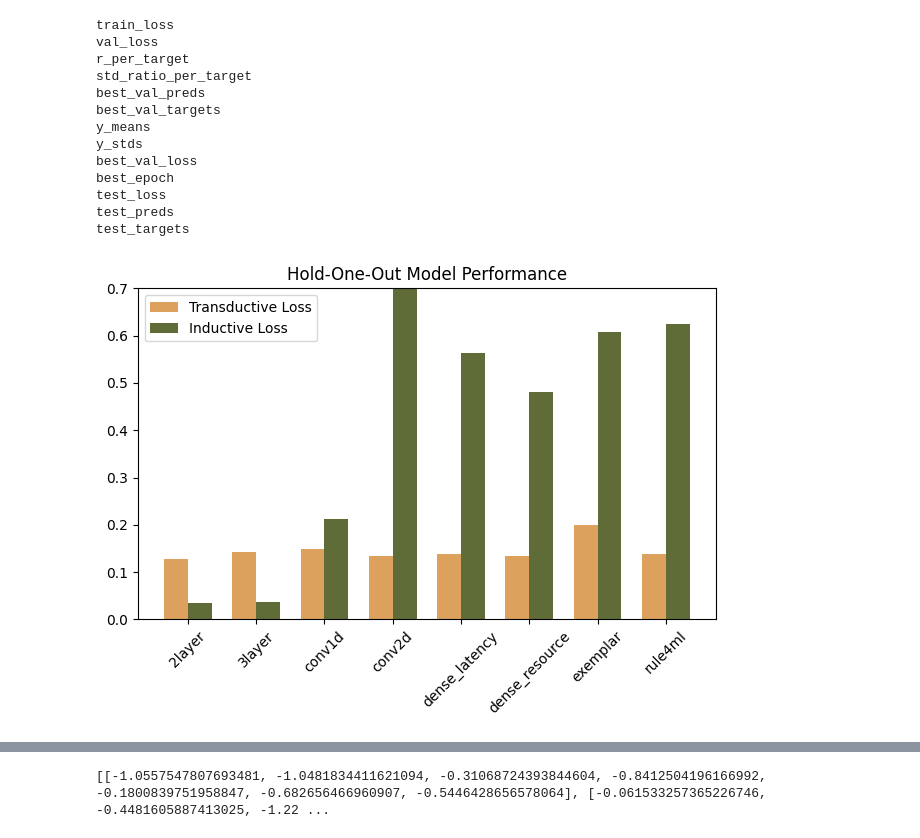
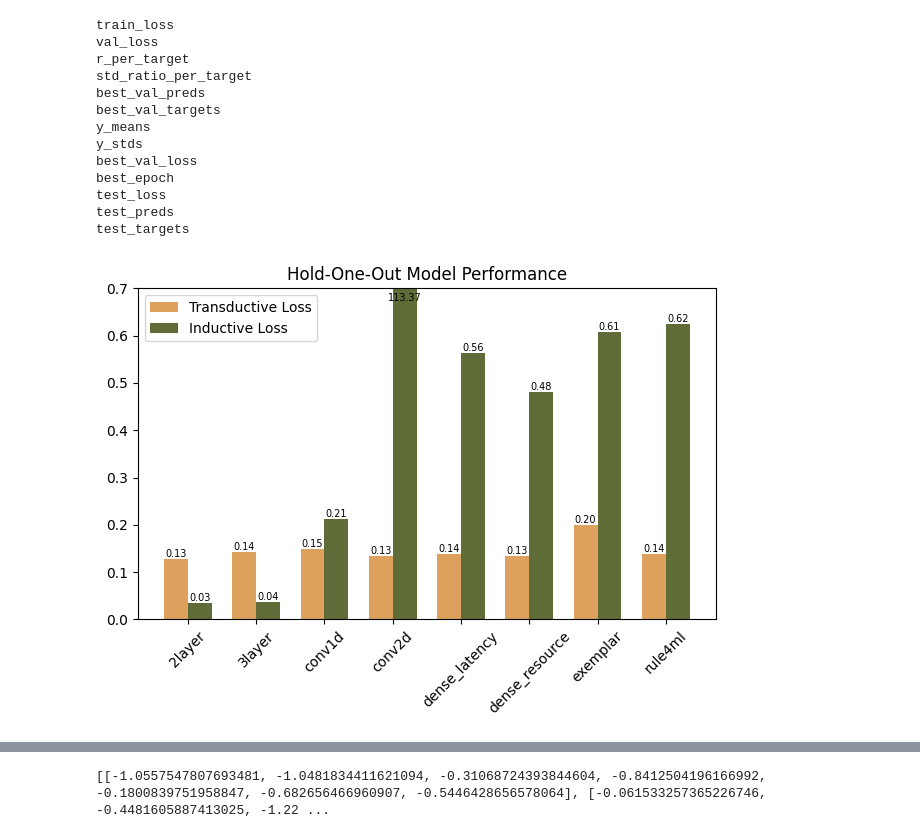
Before and after one commit to brios-polimi/ll-hls4ml, a Jupyter notebook: notebooks/05_trans_vs_ind_compare.ipynb, the cells around one changed output, grey strips where cells are left out. Saved outputs shown, nothing was run; the diff lists cells and outputs as text; code cells hidden in the pictures.

```diff
--- a/notebooks/05_trans_vs_ind_compare.ipynb
+++ b/notebooks/05_trans_vs_ind_compare.ipynb
@@ -33,32 +33,53 @@ test_targets
 # %%
 # Bar chart of best validation loss vs test loss for each kernel type
 x = np.arange(len(kernel_types))
 width = 0.35
+max_height = 0.7
 
-plt.bar(
+fig, ax = plt.subplots()
+
+bars1 = ax.bar(
     x - width/2,
     [training_histories[k]["best_val_loss"] for k in kernel_types],
     width,
     label="Transductive Loss",
     color="#dda15e"
 )
 
-plt.bar(
+bars2 = ax.bar(
     x + width/2,
     [training_histories[k]["test_loss"] for k in kernel_types],
     width,
     label="Inductive Loss",
     color="#606c38"
 )
 
-plt.xticks(x, kernel_types, rotation=45)
-plt.ylim(0, 0.7)
-plt.legend()
-plt.title("Hold-One-Out Model Performance")
+def label_bars(bars):
+    for b in bars:
+        h = b.get_height()
+        ax.text(
+            b.get_x() + b.get_width()/2,
+            min(h, max_height - 0.03),
+            f"{h:.2f}",
+            ha="center",
+            va="bottom",
+            fontsize=7,
+            rotation=0
+        )
+
+label_bars(bars1)
+label_bars(bars2)
+
+ax.set_xticks(x)
+ax.set_xticklabels(kernel_types, rotation=45)
+ax.set_ylim(0, max_height)
+ax.legend()
+ax.set_title("Hold-One-Out Model Performance")
+
 plt.tight_layout()
 plt.show()
 # %% [output]
-[figure, old version]
+[figure, new version]
 # %%
 # Plot validation losses for each kernel type on same graph
 for kernel_type in kernel_types:
```
Also changed, not shown: parts of 2 cells of this notebook, 1 other file.
